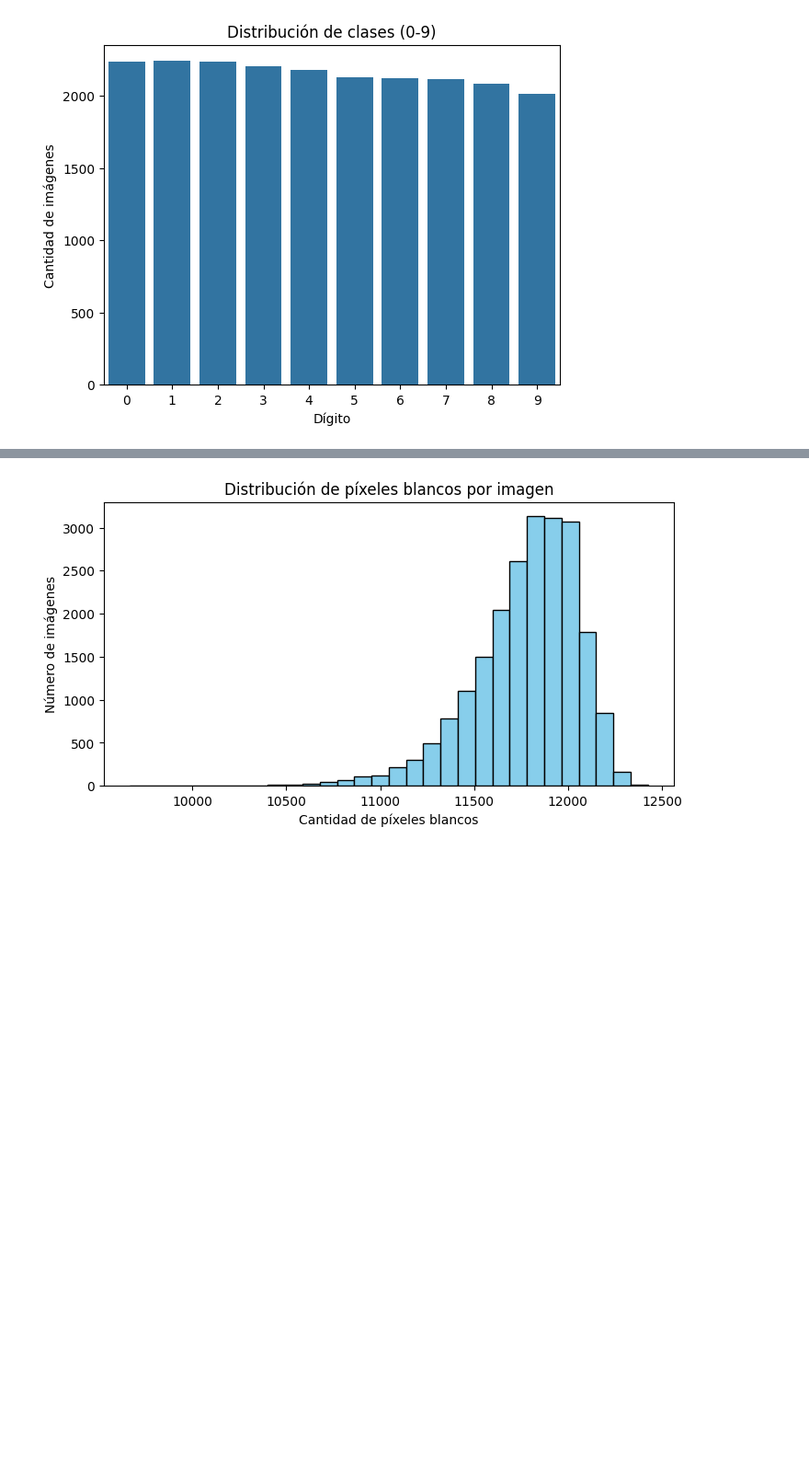
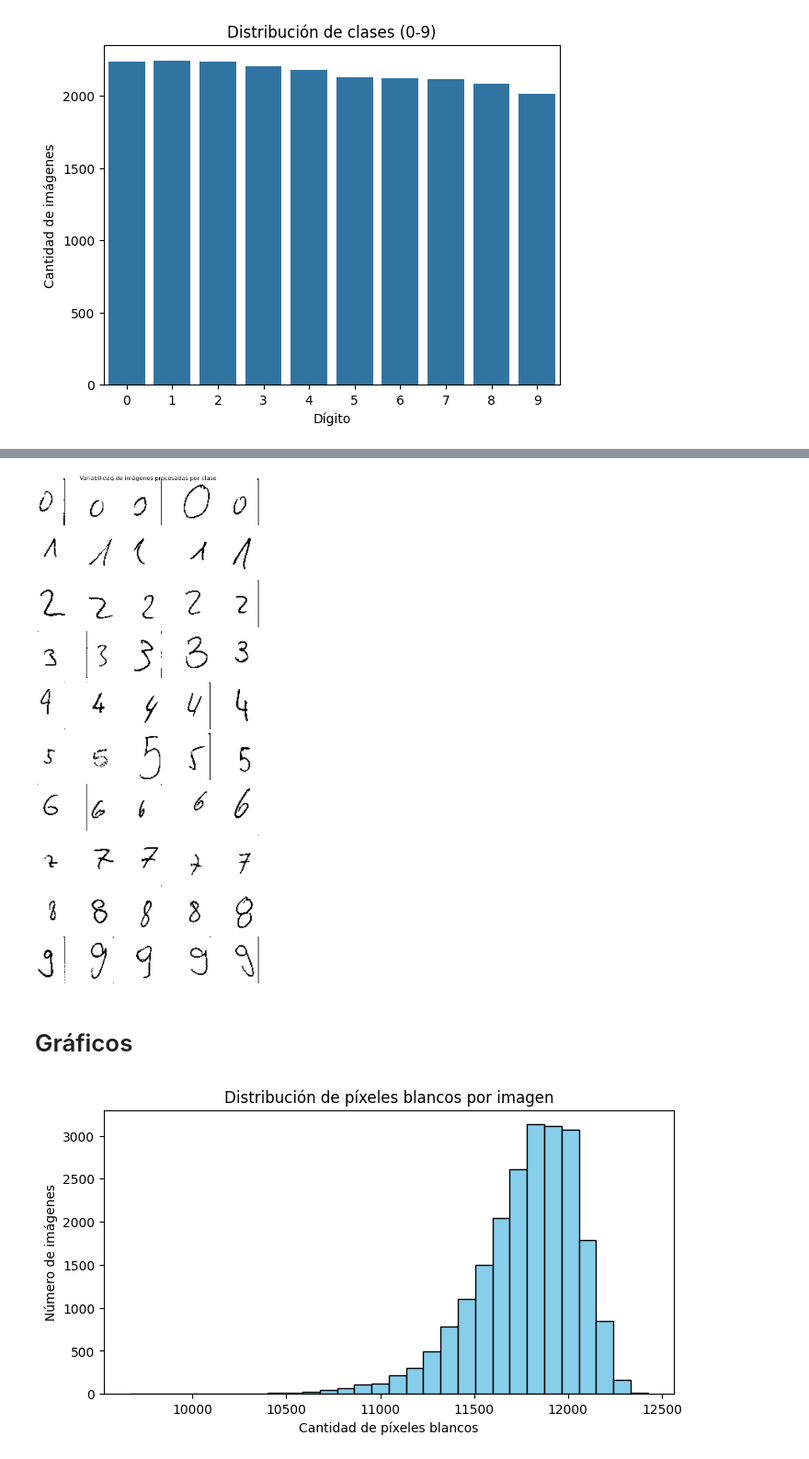
Before and after one commit to anuarthr/digits-classification-ML, a Jupyter notebook: clasificacion_digitos.ipynb, the cells around one changed output, grey strips where cells are left out. Shown at 92% size. Saved outputs shown, nothing was run; the diff lists cells and outputs as text; code cells hidden in the pictures; blank space fills up the shorter version.

```diff
--- a/clasificacion_digitos.ipynb
+++ b/clasificacion_digitos.ipynb
@@ -109,3 +175,24 @@ for path in tqdm(image_paths):
+# %%
+fig, axes = plt.subplots(10, 5, figsize=(10, 20))
+
+for digit in range(10):
+    idxs = [i for i, label in enumerate(labels) if label == digit]
+    muestras = np.random.choice(idxs, 5, replace=False)
+
+    for j, idx in enumerate(muestras):
+        img_proc = X[idx].reshape(60, 35)  # reconstruir la imagen binarizada
+        axes[digit, j].imshow(img_proc, cmap='gray')
+        axes[digit, j].axis('off')
+        if j == 0:
+            axes[digit, j].set_ylabel(f'Clase {digit}', fontsize=12)
+
+plt.suptitle("Variabilidad de imágenes procesadas por clase", fontsize=16)
+plt.tight_layout()
+plt.show()
+# %% [output]
+[figure, added]
+# %% [markdown]
+# Gráficos
 # %%
 pixeles_blancos = [img.sum() for img in X]
 plt.figure(figsize=(8,4))
```
Also changed, not shown: parts of 38 cells of this notebook.
